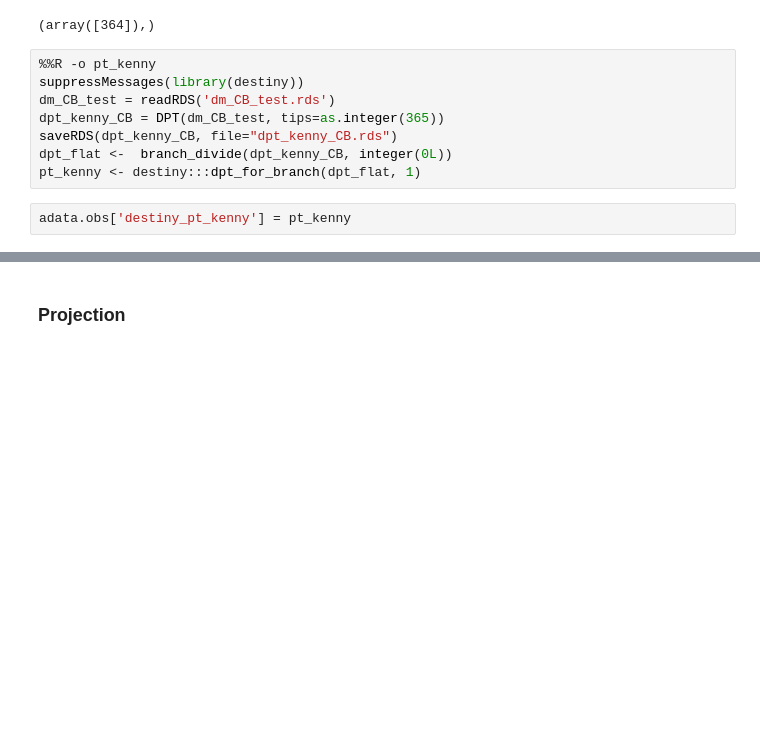
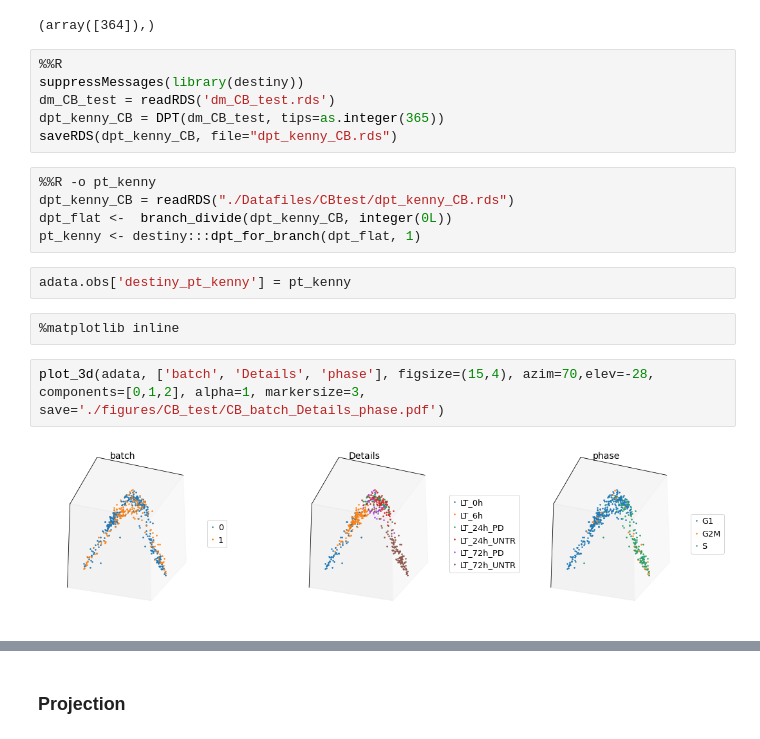
Before and after one commit to SharonWang/GSK_analysis, a Jupyter notebook: DPT_Notebooks/CBtest.ipynb, the cells around one changed output, grey strips where cells are left out. Saved outputs shown, nothing was run; the diff lists cells and outputs as text; blank space fills up the shorter version.

```diff
--- a/DPT_Notebooks/CBtest.ipynb
+++ b/DPT_Notebooks/CBtest.ipynb
@@ -182,12 +214,21 @@ np.where(np.in1d(adata.obs_names,'SLX.12561.N702_S502')==True)
 # %% [output]
 (array([364]),)
 # %%
-%%R -o pt_kenny
+%%R
 suppressMessages(library(destiny))
 dm_CB_test = readRDS('dm_CB_test.rds')
 dpt_kenny_CB = DPT(dm_CB_test, tips=as.integer(365))
 saveRDS(dpt_kenny_CB, file="dpt_kenny_CB.rds")
-dpt_flat <-  branch_divide(dpt_kenny_CB, integer(0L))
-pt_kenny <- destiny:::dpt_for_branch(dpt_flat, 1)
+# %%
+%%R -o pt_kenny
+dpt_kenny_CB = readRDS("./Datafiles/CBtest/dpt_kenny_CB.rds")
+dpt_flat <-  branch_divide(dpt_kenny_CB, integer(0L))
+pt_kenny <- destiny:::dpt_for_branch(dpt_flat, 1)
 # %%
 adata.obs['destiny_pt_kenny'] = pt_kenny
+# %%
+%matplotlib inline
+# %%
+plot_3d(adata, ['batch', 'Details', 'phase'], figsize=(15,4), azim=70,elev=-28, components=[0,1,2], alpha=1, markersize=3, save='./figures/CB_test/CB_batch_Details_phase.pdf')
+# %% [output]
+[figure, added]
```
Also changed, not shown: parts of 13 cells of this notebook, 1 other file.
